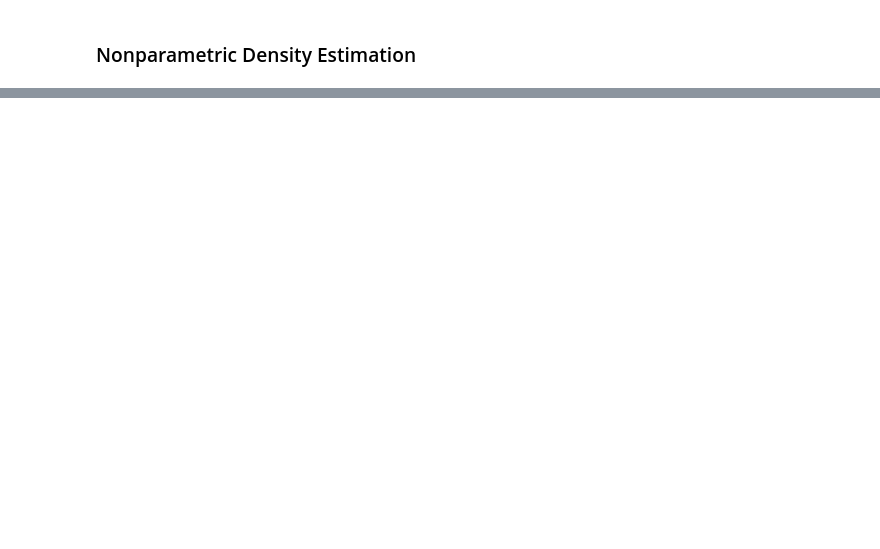
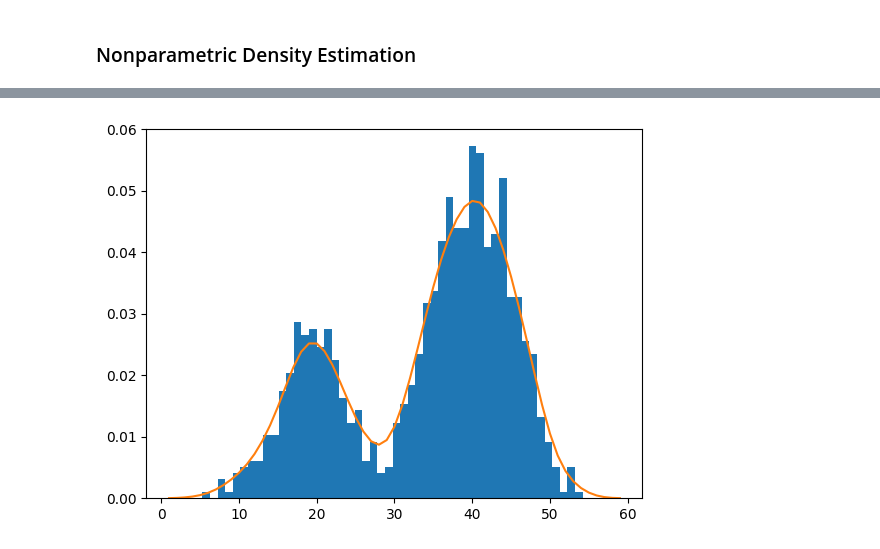
Before and after one commit to najmehtaleb/math-for-ml-dl, a Jupyter notebook: nbs/Probability/01_distributions.ipynb, the cells around one changed output, grey strips where cells are left out. Drawn from its saved outputs; the diff is of its cells as text; code cells hidden in the pictures; blank space fills up the shorter version.

```diff
--- a/nbs/Probability/01_distributions.ipynb
+++ b/nbs/Probability/01_distributions.ipynb
@@ -63,0 +186,2 @@ Probability of 100 success is: 0.000%
+# %%
+model = KernelDensity(bandwidth=2, kernel='gaussian')
@@ -63,0 +192,12 @@ Probability of 100 success is: 0.000%
+# %%
+values = asarray([value for value in range(1, 60)])
+values = values.reshape((len(values), 1))
+# %%
+probabilities = model.score_samples(values)
+probabilities = exp(probabilities)
+# %%
+pyplot.hist(samples, bins=50, density=True)
+pyplot.plot(values[:], probabilities)
+pyplot.show()
+# %% [output]
+[figure, added]
```
Also changed, not shown: parts of 50 cells of this notebook, 5 other files.
